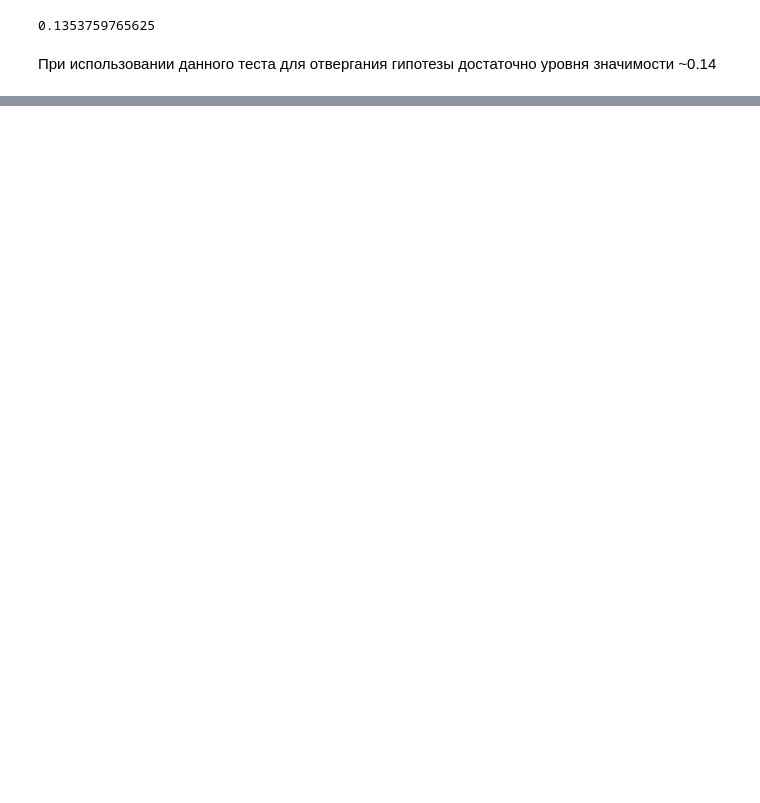
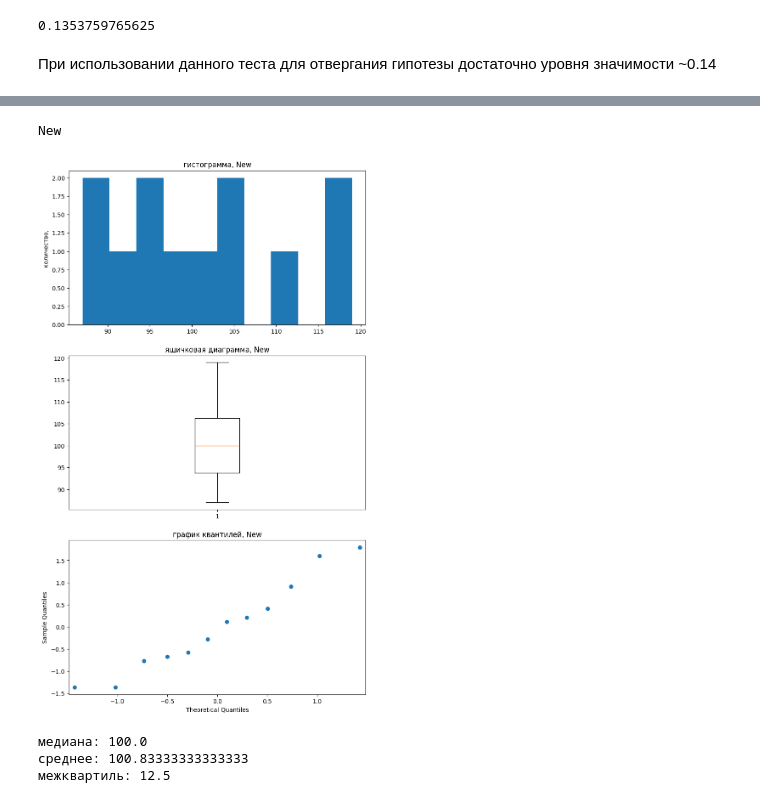
Before and after one commit to vasilisadergacheva/hw_stats, a Jupyter notebook: main.ipynb, the cells around one changed output, grey strips where cells are left out. Cells and saved outputs as stored; diff of their text form; code cells hidden in the pictures; blank space fills up the shorter version.

```diff
--- a/main.ipynb
+++ b/main.ipynb
@@ -175,0 +184,28 @@ print(pvalue)
+# %%
+def plot_info(data, name):
+    print(name)
+    _, axs = plt.subplots(3, 1, figsize=(9, 16))
+
+    axs[0].hist(data)
+    axs[0].set_title("гистограмма, " + name)
+    axs[0].set_ylabel("количество, ")
+
+    axs[1].boxplot(data)
+    axs[1].set_title("ящичковая диаграмма, " + name)
+
+    sm.qqplot(data=data, fit=True, ax=axs[2])
+    axs[2].set_title("график квантилей, " + name)
+
+    plt.show()
+
+    print("медиана: " + str(np.median(data)))
+    print("среднее: " + str(np.mean(data)))
+    print("межквартиль: " + str(float(np.quantile(data, 0.75) - np.quantile(data, 0.25))))
+# %%
+plot_info(data.corn["New"], "New")
+# %% [output]
+New
+[figure, added]
+медиана: 100.0
+среднее: 100.83333333333333
+межквартиль: 12.5
```
Also changed, not shown: parts of 8 cells of this notebook.
